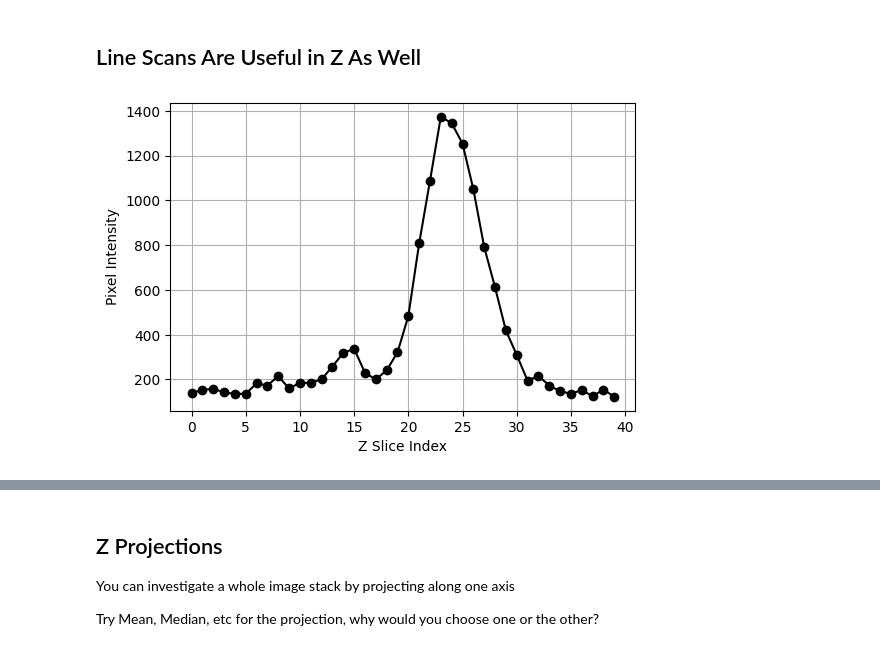
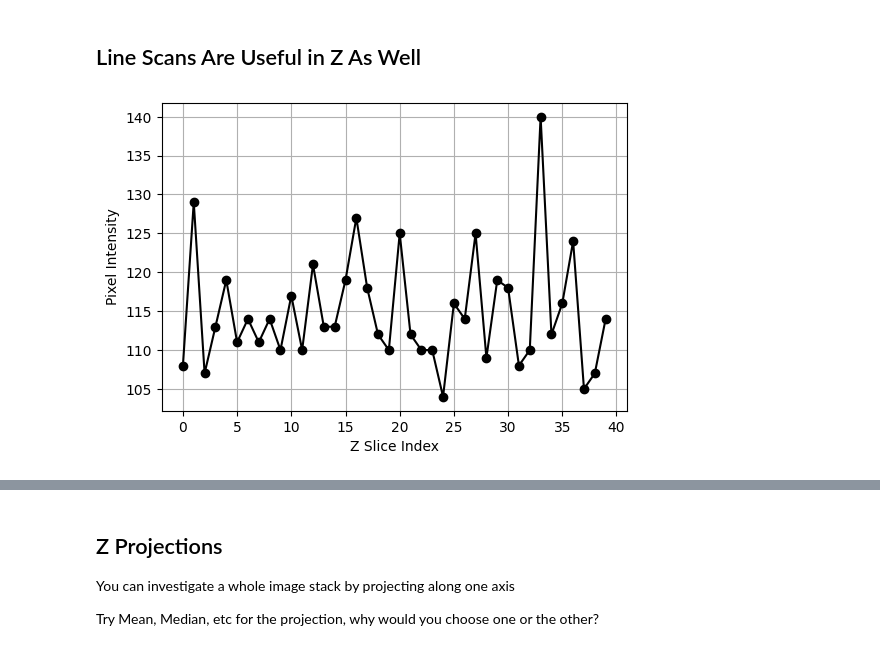
Before and after one commit to dgodovich/MOL518-Intro-to-Data-Analysis, a Jupyter notebook: Lecture_31/BPY518_Lecture31.ipynb, the cells around one changed output, grey strips where cells are left out. Cells and saved outputs as stored; diff of their text form; code cells hidden in the pictures.

Commit message:
Image lectures

```diff
--- a/Lecture_31/BPY518_Lecture31.ipynb
+++ b/Lecture_31/BPY518_Lecture31.ipynb
@@ -236,7 +282,7 @@ Usually stored as a Multi-page TIFF file, Analyzed as a 3D array
 import tifffile as tiff
 
 # Load the 3D image stack
-stack = tiff.imread("media/Lecture_1/Biplane_Calibration_80x80x100nm.tif")
+stack = tiff.imread("media/Lecture_1/Biplane_Calibration_80x80x100nm.tiff")
 
 # Get the number of slices (Z), height (Y), and width (X)
 num_slices, height, width = stack.shape
@@ -267,18 +313,18 @@ plt.show()
 # %%
 # Extract a Z-line scan through the middle of the (x, y) plane
 mid_x = width // 2
 mid_y = height // 2
-z_line_scan = stack[:, 295, 241]
+z_line_scan = stack[:, mid_y, mid_x]
 
 # Plot the Z-line scan
 plt.figure(figsize=(6, 4))
 plt.plot(z_line_scan, marker="o", color="black", linestyle="-")
 plt.xlabel("Z Slice Index")
 plt.ylabel("Pixel Intensity")
 plt.grid(True)
 plt.show()
 # %% [output]
-[figure, old version]
+[figure, new version]
 # %% [markdown]
 ## You Can Investigate Single 2D "Slices"
 
```
Also changed, not shown: parts of 9 cells of this notebook, 1 other file.
